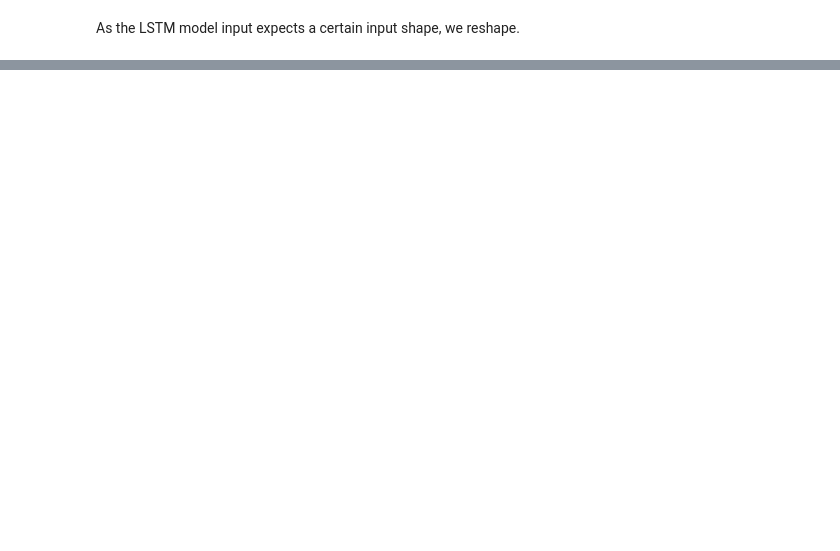
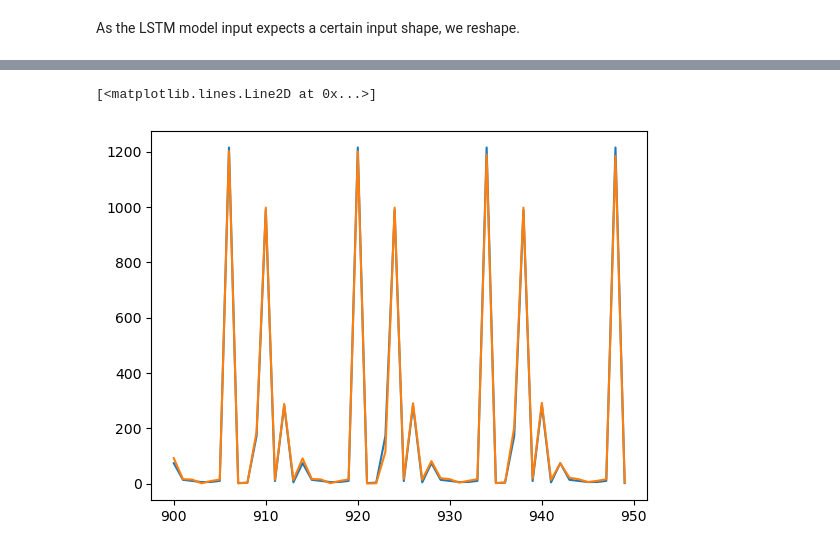
Before and after one commit to s0hams1nha/Thoucentric, a Jupyter notebook: TimeSeriesForescast.ipynb, the cells around one changed output, grey strips where cells are left out. Saved outputs shown, nothing was run; the diff lists cells and outputs as text; code cells hidden in the pictures; blank space fills up the shorter version.

```diff
--- a/TimeSeriesForescast.ipynb
+++ b/TimeSeriesForescast.ipynb
@@ -111,0 +175,5 @@ ValueError: Failed to convert a NumPy array to a Tensor (Unsupported object type
+# %%
+val_predictions= model.predict(X_val).flatten()
+y_val1=y_val.flatten()
+val_results=pd.DataFrame(data={'Val Predictions': val_predictions, 'Val Actuals': y_val1})
+val_results
@@ -111,0 +195,6 @@ ValueError: Failed to convert a NumPy array to a Tensor (Unsupported object type
+# %%
+plt.plot(val_results['Val Predictions'][900:950])
+plt.plot(val_results['Val Actuals'][900:950])
+# %% [output]
+[<matplotlib.lines.Line2D at 0x...>]
+[figure, added]
```
Also changed, not shown: parts of 13 cells of this notebook, 2 other files.
